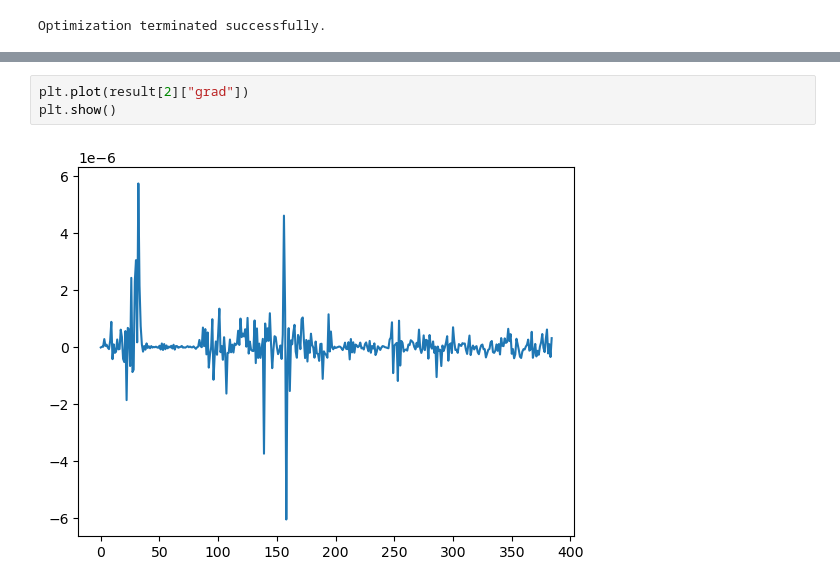
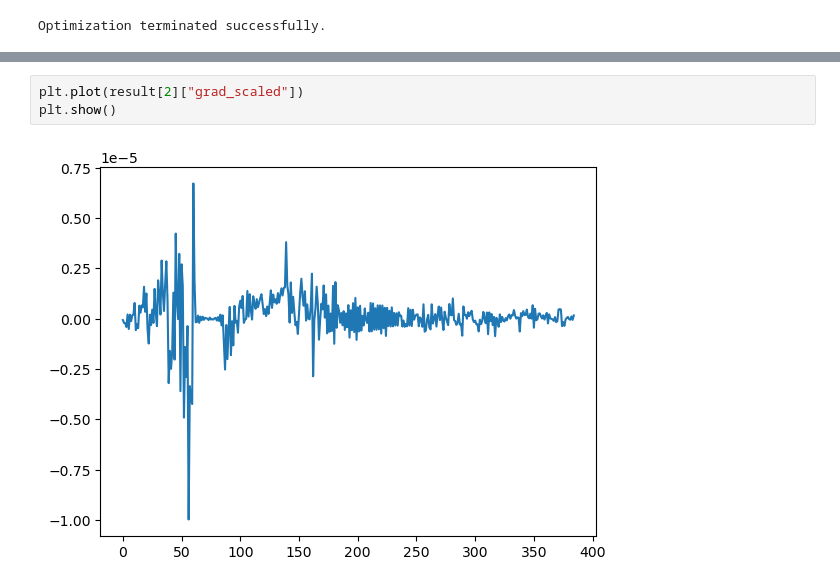
Before and after one commit to dodge-research-group/thztools, a Jupyter notebook: examples/tdnll-scaled-dev.ipynb, the cells around one changed output, grey strips where cells are left out. Drawn from its saved outputs; the diff is of its cells as text.

```diff
--- a/examples/tdnll-scaled-dev.ipynb
+++ b/examples/tdnll-scaled-dev.ipynb
@@ -334,5 +361,5 @@ plt.show()
 # %%
-plt.plot(result[2]["grad"])
+plt.plot(result[2]["grad_scaled"])
 plt.show()
 # %% [output]
-[figure, old version]
+[figure, new version]
```
Also changed, not shown: parts of 22 cells of this notebook, 1 other file.
